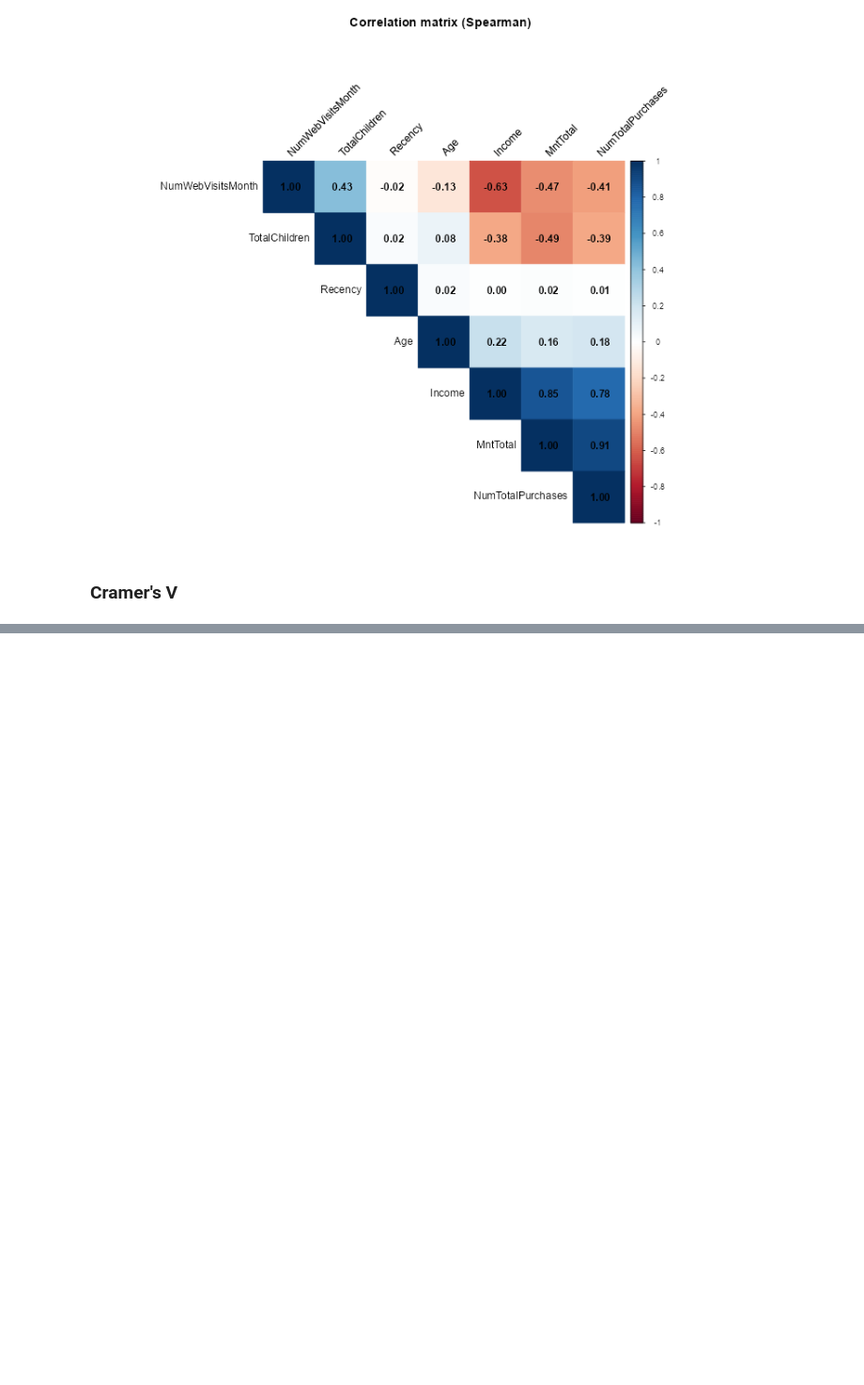
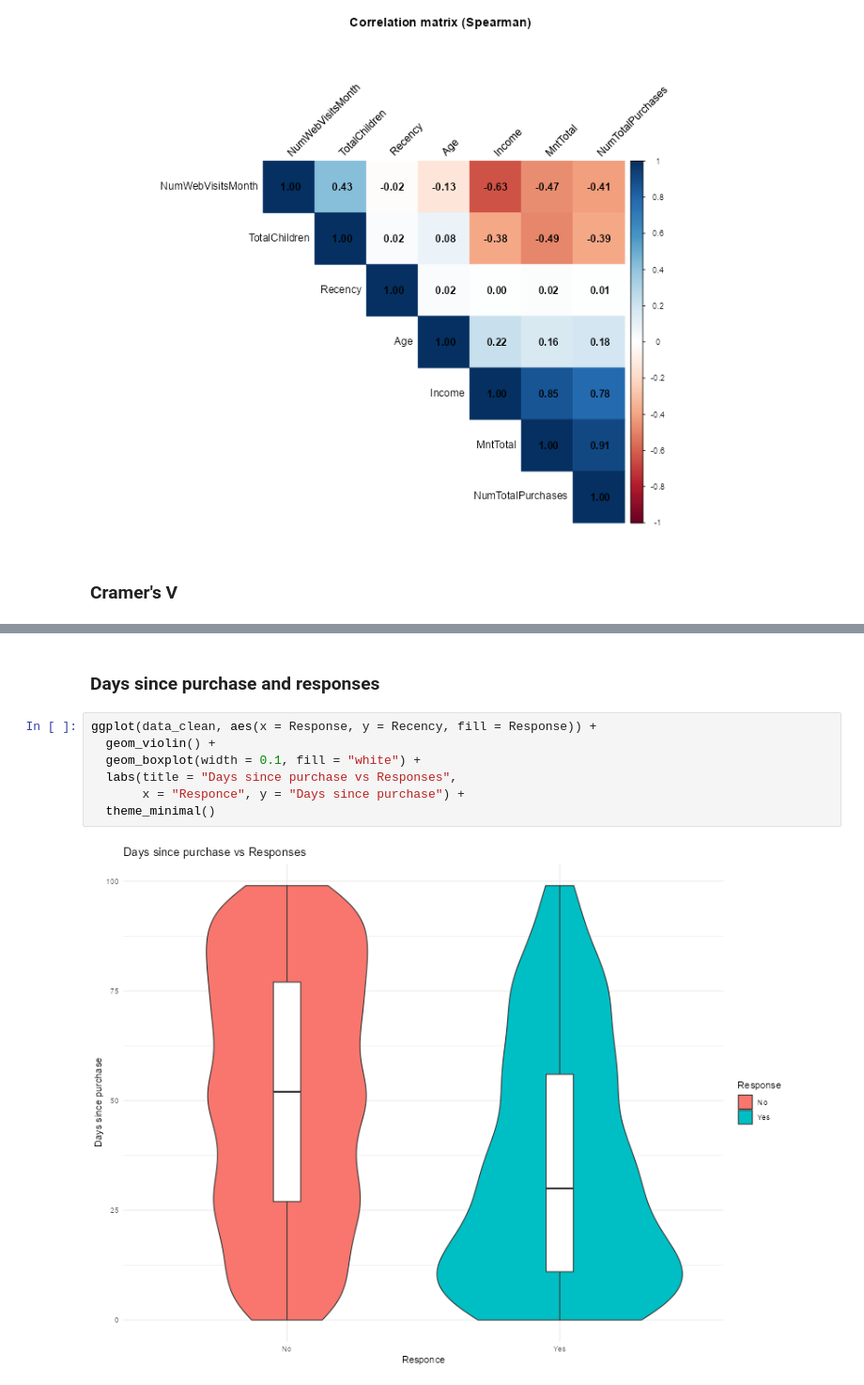
Before and after one commit to emissuu/UniTasks, a Jupyter notebook: R/Lab2/Main.ipynb, the cells around one changed output, grey strips where cells are left out. Shown at 94% size. Cells and saved outputs as stored; diff of their text form; blank space fills up the shorter version.

```diff
--- a/R/Lab2/Main.ipynb
+++ b/R/Lab2/Main.ipynb
@@ -234,0 +241,11 @@ Cramer's V        : 0.045
+# %% [markdown]
+### Days since purchase and responses
+# %%
+ggplot(data_clean, aes(x = Response, y = Recency, fill = Response)) +
+  geom_violin() +
+  geom_boxplot(width = 0.1, fill = "white") +
+  labs(title = "Days since purchase vs Responses",
+       x = "Responce", y = "Days since purchase") +
+  theme_minimal()
+# %% [output]
+[figure, added]
```
Also changed, not shown: parts of 20 cells of this notebook, 1 other file.
